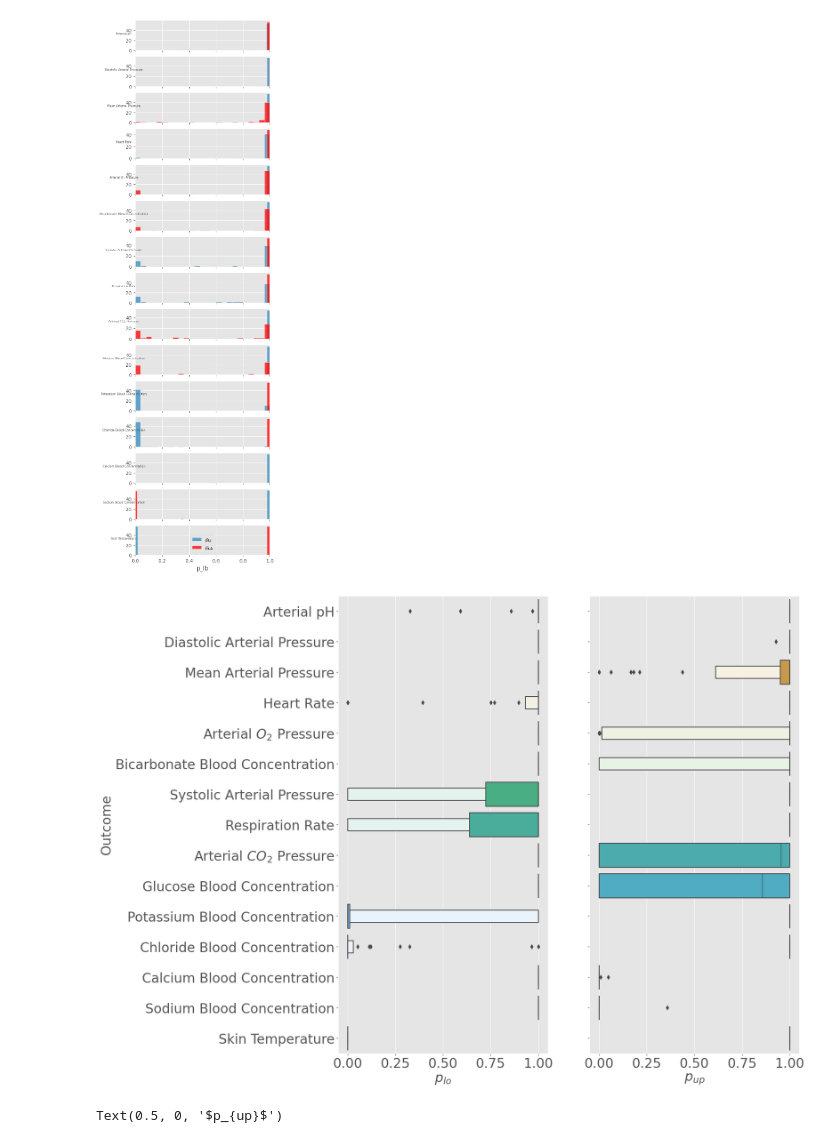
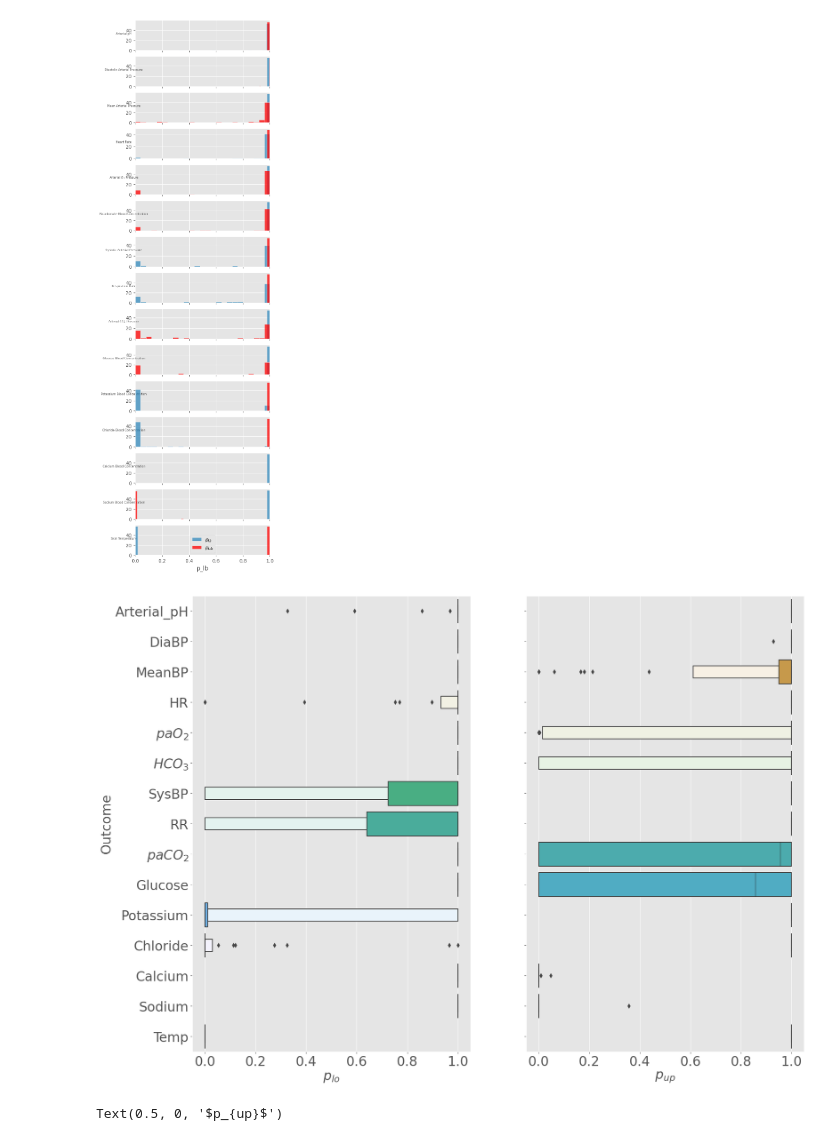
Before and after one commit to faaizT/CausalTwinAssessment, a Jupyter notebook: Hypothesis testing using Hoeffding.ipynb, the cells around one changed output. Drawn from its saved outputs; the diff is of its cells as text; code cells hidden in the pictures.

```diff
--- a/Hypothesis testing using Hoeffding.ipynb
+++ b/Hypothesis testing using Hoeffding.ipynb
@@ -202,0 +269,7 @@ results_bootstrapping_revperc = pd.DataFrame(data)
+# %%
+col="Chloride"
+df = pd.read_csv(f"{hyp_test_dir}/sim_trajecs_actions_held_back_{col}.csv", converters={'x_t': eval, 'actions': eval})
+df['actions_tuple'] = df['actions'].apply(tuple)
+df['x_tuple'] = df['x_t'].apply(tuple)
+# (df['x_tuple']!=(0,0,0,0)).mean()
+(df.groupby(by=['actions_tuple']).count()>2)['t'].sum()
@@ -336,9 +391,10 @@ results_bootstrapping_revperc
 # %%
 combined_results = results_bootstrapping_revperc[['columns', 'total_hypotheses', 'rejected_hypotheses']].copy()
-combined_results.rename(columns={'columns': 'Outcomes', 'total_hypotheses': '# Hypotheses', 'rejected_hypotheses': '# Rejections (Bootstrap)'}, inplace=True)
+combined_results.rename(columns={'total_hypotheses': '# Hypotheses', 'rejected_hypotheses': '# Rejections (Bootstrap)'}, inplace=True)
 combined_results['# Rejections (Hoeffding)']  = results_hoeff.loc[:, 'rejected_hypotheses']
-combined_results['Outcomes'] = combined_results['Outcomes'].apply(lambda x: column_names_dict[x])
+# combined_results['columns'] = combined_results['Outcomes'].apply(lambda x: column_names_dict[x])
+combined_results['Outcomes'] = combined_results['columns'].apply(lambda x: column_names_dict[x] + ' ' + f'({column_renaming[x]})')
 combined_results.sort_values(by='# Rejections (Bootstrap)', inplace=True)
-# print(combined_results.to_latex(index=False))
-combined_results
+print(combined_results[['Outcomes', '# Hypotheses', '# Rejections (Bootstrap)']].to_latex(index=False))
+# combined_results
 # %% [output]
@@ -395,29 +452,29 @@ for i in range(len(outcomes)):
 # %%
 import seaborn as sns
 
-outcomes = combined_results['Outcomes'].unique()
+outcomes = combined_results['columns'].unique()
 plt.style.use('ggplot')
-fig, axs = plt.subplots(1, 2, figsize=(15,15), sharey=True)
+fig, axs = plt.subplots(1, 2, figsize=(20,15), sharey=True)
 # p_vals['col'] = p_vals['col'].apply(lambda x: column_names_dict[x])
 
-p_vals['Outcomes'] = p_vals['col'].apply(lambda x: column_names_dict[x])
-p_vals['order'] = p_vals['Outcomes'].apply(lambda x: list(outcomes).index(x))
+p_vals['Outcomes'] = p_vals['col'].apply(lambda x: column_renaming[x])
+p_vals['order'] = p_vals['col'].apply(lambda x: list(outcomes).index(x))
 p_vals.sort_values(by='order', inplace=True)
 ax = sns.boxenplot(x='p_lb', y='Outcomes', data=p_vals, ax=axs[0] )
 ax = sns.boxenplot(x='p_ub', y='Outcomes', data=p_vals, ax=axs[1] )
 
 # axs[0].set_yticks(fontsize=24)
 axs[1].tick_params(axis='x', labelsize=16)
 axs[0].set_ylabel('Outcome', fontsize=24)
 axs[1].set_ylabel('', fontsize=16)
 axs[0].set_xlabel('$p_{lo}$', fontsize=24)
 axs[1].set_xlabel('$p_{up}$', fontsize=24)
 axs[0].tick_params(axis='both', which='major', labelsize=24)
 axs[0].tick_params(axis='both', which='minor', labelsize=24)
 axs[1].tick_params(axis='both', which='major', labelsize=24)
 axs[1].tick_params(axis='both', which='minor', labelsize=24)
 # %% [output]
-[figure, old version]
+[figure, new version]
 # %%
 import seaborn as sns
 
```
Also changed, not shown: parts of 21 cells of this notebook, 3 other files.
